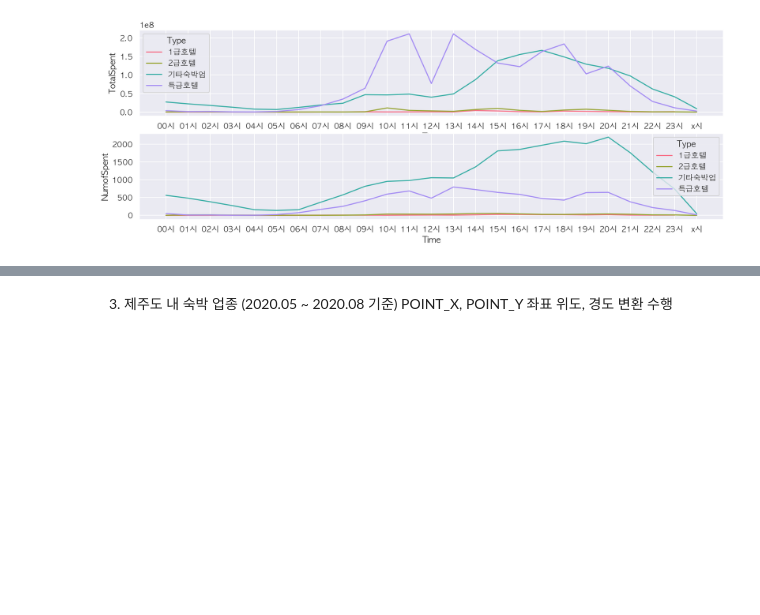
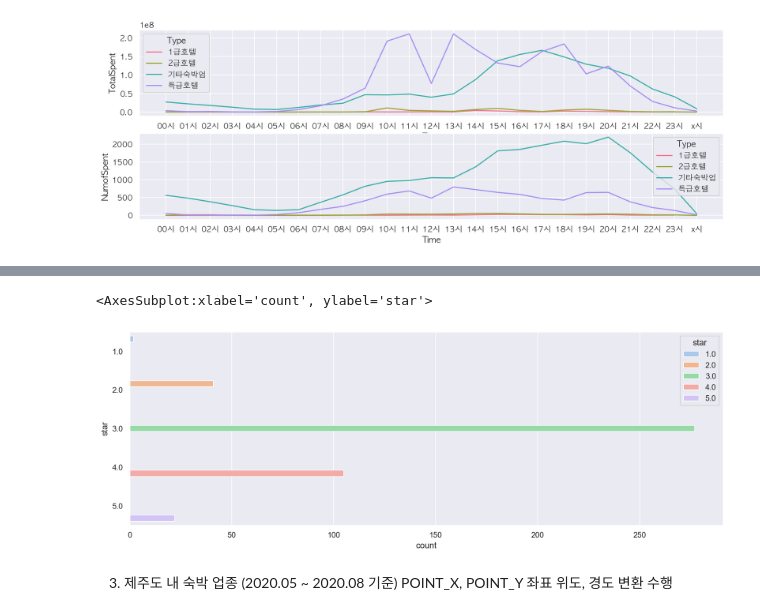
Before and after one commit to HyunjinKIM-Chloe/eda-repo-1, a Jupyter notebook: eda/jejuhotel_guest_consumption.ipynb, the cells around one changed output, grey strips where cells are left out. Drawn from its saved outputs; the diff is of its cells as text; code cells hidden in the pictures; blank space fills up the shorter version.

```diff
--- a/eda/jejuhotel_guest_consumption.ipynb
+++ b/eda/jejuhotel_guest_consumption.ipynb
@@ -275,0 +278,5 @@ with sns.color_palette('husl', 3):
+# %%
+scraping_data_url = '../datas/jeju_hotel_datas.csv'
+hotel_data = pd.read_csv(scraping_data_url, sep=',')
+hotel_data = hotel_data.iloc()[:,1:9]
+hotel_data.tail(3)
@@ -275,0 +288,12 @@ with sns.color_palette('husl', 3):
+# %%
+# 특급 - 5성급, 1급호텔 - 4성급, 2급호텔 - 2,3성급, 기타숙박업 - 1성급, 표기 x
+cols = hotel_data.columns.drop('star').tolist()
+hotel_pivot = hotel_data.pivot_table(index='star', values=cols)
+hotel_pivot.index.astype(int)
+
+# 성급별 호텔 수
+count = hotel_data.groupby(hotel_data['star']).count().iloc()[:,1]
+count.name = 'count'
+hotel_pivot = pd.concat([hotel_pivot, count], axis=1)
+hotel_pivot.reset_index(inplace=True)
+hotel_pivot
@@ -276,3 +307,10 @@ with sns.color_palette('husl', 3):
+# %%
+sns.set(rc={'figure.figsize':(15,5)})
+sns.set_palette('pastel')
+sns.barplot(data=hotel_pivot, y='star', x='count', hue='star', orient='h')
+# %% [output]
+<AxesSubplot:xlabel='count', ylabel='star'>
+[figure, added]
 # %% [markdown]
 3. 제주도 내 숙박 업종 (2020.05 ~ 2020.08 기준) POINT_X, POINT_Y 좌표 위도, 경도 변환 수행
 # %%
```
Also changed, not shown: parts of 11 cells of this notebook.
